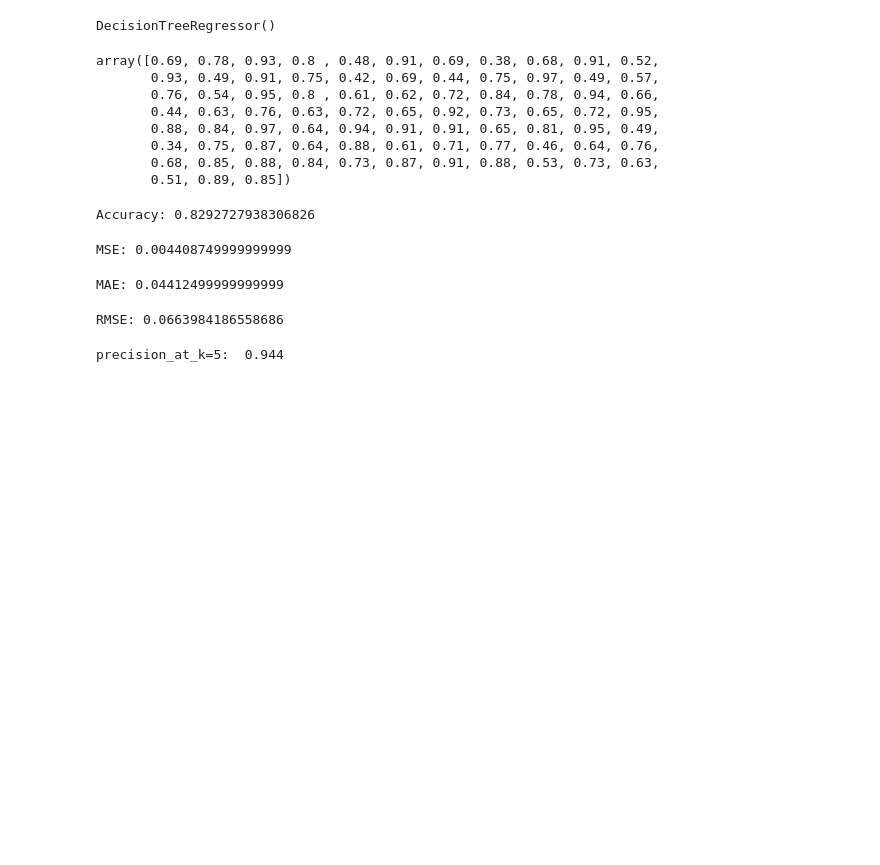
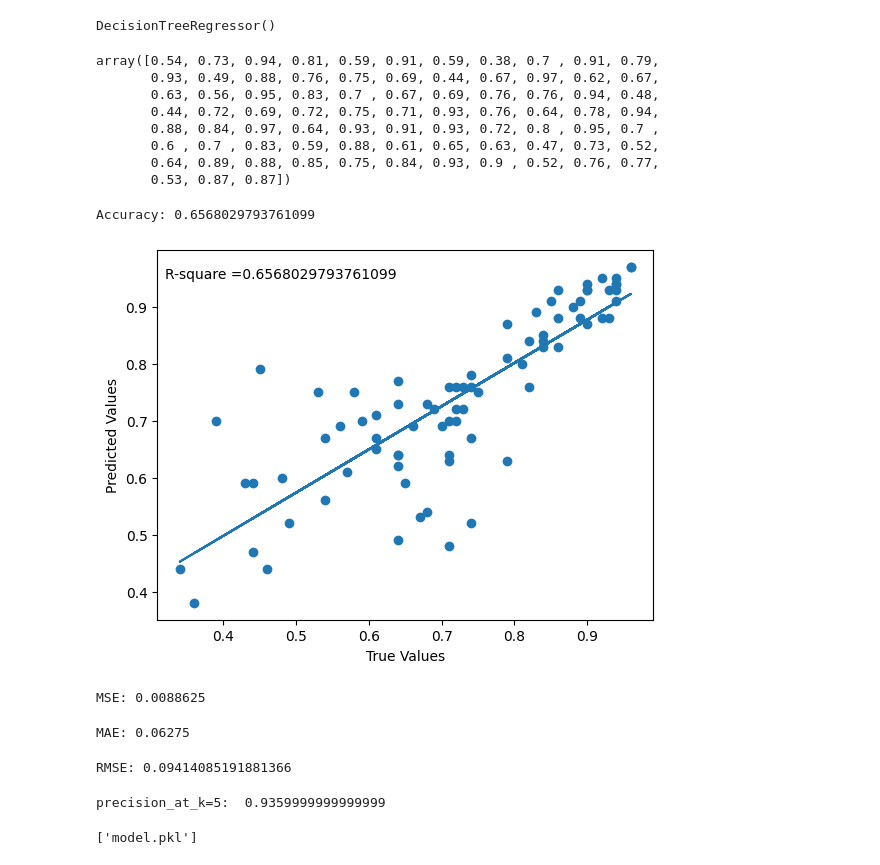
Before and after one commit to m51k/AcceptAssist, a Jupyter notebook: ML/Decision_Tree_Regressor/decisionTreeRegressor.ipynb, the cells around one changed output. Saved outputs shown, nothing was run; the diff lists cells and outputs as text; code cells hidden in the pictures; blank space fills up the shorter version.

```diff
--- a/ML/Decision_Tree_Regressor/decisionTreeRegressor.ipynb
+++ b/ML/Decision_Tree_Regressor/decisionTreeRegressor.ipynb
@@ -35,8 +37,8 @@ y = data.iloc[:, 8].values # select 8th column
 X_train, X_test, y_train, y_test = train_test_split(X, y, test_size=0.2, random_state=42)
 # %%
 # Train the linear regression model
-regressor = DecisionTreeRegressor()
-regressor.fit(X_train, y_train)
+model = DecisionTreeRegressor()
+model.fit(X_train, y_train)
 # %% [output]
 DecisionTreeRegressor()
 # %%
@@ -44,38 +46,50 @@ DecisionTreeRegressor()
 y_pred = regressor.predict(X_test)
 y_pred
 # %% [output]
-array([0.69, 0.78, 0.93, 0.8 , 0.48, 0.91, 0.69, 0.38, 0.68, 0.91, 0.52,
-       0.93, 0.49, 0.91, 0.75, 0.42, 0.69, 0.44, 0.75, 0.97, 0.49, 0.57,
-       0.76, 0.54, 0.95, 0.8 , 0.61, 0.62, 0.72, 0.84, 0.78, 0.94, 0.66,
-       0.44, 0.63, 0.76, 0.63, 0.72, 0.65, 0.92, 0.73, 0.65, 0.72, 0.95,
-       0.88, 0.84, 0.97, 0.64, 0.94, 0.91, 0.91, 0.65, 0.81, 0.95, 0.49,
-       0.34, 0.75, 0.87, 0.64, 0.88, 0.61, 0.71, 0.77, 0.46, 0.64, 0.76,
-       0.68, 0.85, 0.88, 0.84, 0.73, 0.87, 0.91, 0.88, 0.53, 0.73, 0.63,
-       0.51, 0.89, 0.85])
+array([0.54, 0.73, 0.94, 0.81, 0.59, 0.91, 0.59, 0.38, 0.7 , 0.91, 0.79,
+       0.93, 0.49, 0.88, 0.76, 0.75, 0.69, 0.44, 0.67, 0.97, 0.62, 0.67,
+       0.63, 0.56, 0.95, 0.83, 0.7 , 0.67, 0.69, 0.76, 0.76, 0.94, 0.48,
+       0.44, 0.72, 0.69, 0.72, 0.75, 0.71, 0.93, 0.76, 0.64, 0.78, 0.94,
+       0.88, 0.84, 0.97, 0.64, 0.93, 0.91, 0.93, 0.72, 0.8 , 0.95, 0.7 ,
+       0.6 , 0.7 , 0.83, 0.59, 0.88, 0.61, 0.65, 0.63, 0.47, 0.73, 0.52,
+       0.64, 0.89, 0.88, 0.85, 0.75, 0.84, 0.93, 0.9 , 0.52, 0.76, 0.77,
+       0.53, 0.87, 0.87])
 # %%
 # calculate R-squared
 accuracy = r2_score(y_test, y_pred)
 print("Accuracy:", accuracy)
 # %% [output]
-Accuracy: 0.8292727938306826
+Accuracy: 0.6568029793761099
+# %%
+a, b = np.polyfit(y_test, y_pred, 1)
+
+plt.scatter(y_test, y_pred)
+plt.xlabel('True Values')
+plt.ylabel('Predicted Values')
+plt.plot(y_test, a*y_test+b)
+plt.text(0.32, 0.95, 'R-square =' + str(accuracy))
+
+plt.show()
+# %% [output]
+[figure, added]
 # %%
 # predict Mean squared error (MSE)
 mse = mean_squared_error(y_test, y_pred)
 print("MSE:", mse)
 # %% [output]
-MSE: 0.004408749999999999
+MSE: 0.0088625
 # %%
 # predict Mean absolute error (MAE)
 mae = mean_absolute_error(y_test, y_pred)
 print("MAE:", mae)
 # %% [output]
-MAE: 0.04412499999999999
+MAE: 0.06275
 # %%
 # predict Root mean squared error (RMSE)
 rmse = mean_squared_error(y_test, y_pred, squared=False)
 print("RMSE:", rmse)
 # %% [output]
-RMSE: 0.0663984186558686
+RMSE: 0.09414085191881366
 # %%
 # function for precision at k
 def precision_at_k(y_test, y_pred, k):
@@ -96,4 +110,9 @@ def precision_at_k(y_test, y_pred, k):
 precision_at_5 = precision_at_k(y_test, y_pred, k=5)
 print("precision_at_k=5: ", precision_at_5)
 # %% [output]
-precision_at_k=5:  0.944
+precision_at_k=5:  0.9359999999999999
+# %%
+# save model to disk
+joblib.dump(model, "model.pkl")
+# %% [output]
+['model.pkl']
```
Also changed, not shown: parts of 1 cell of this notebook, 7 other files.
